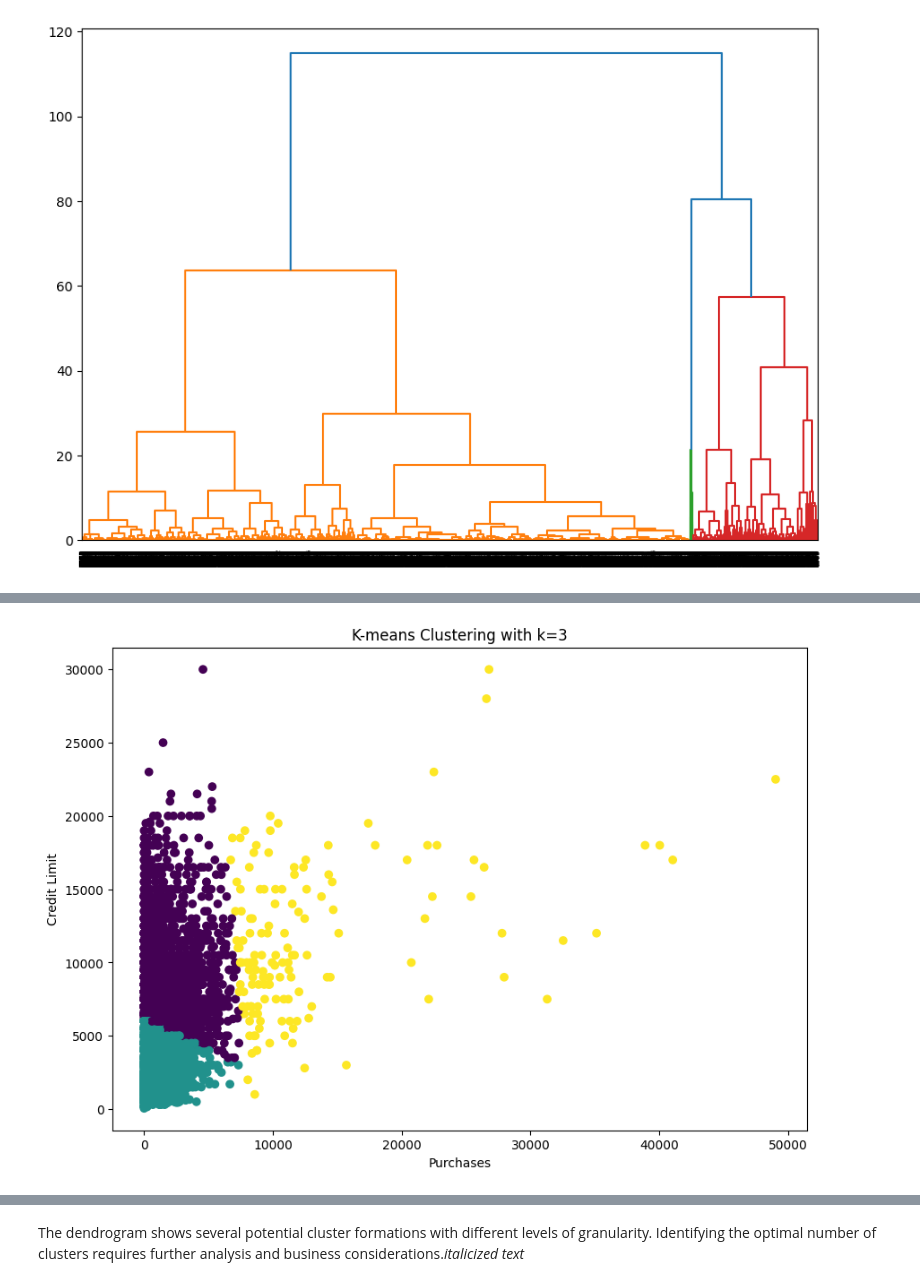
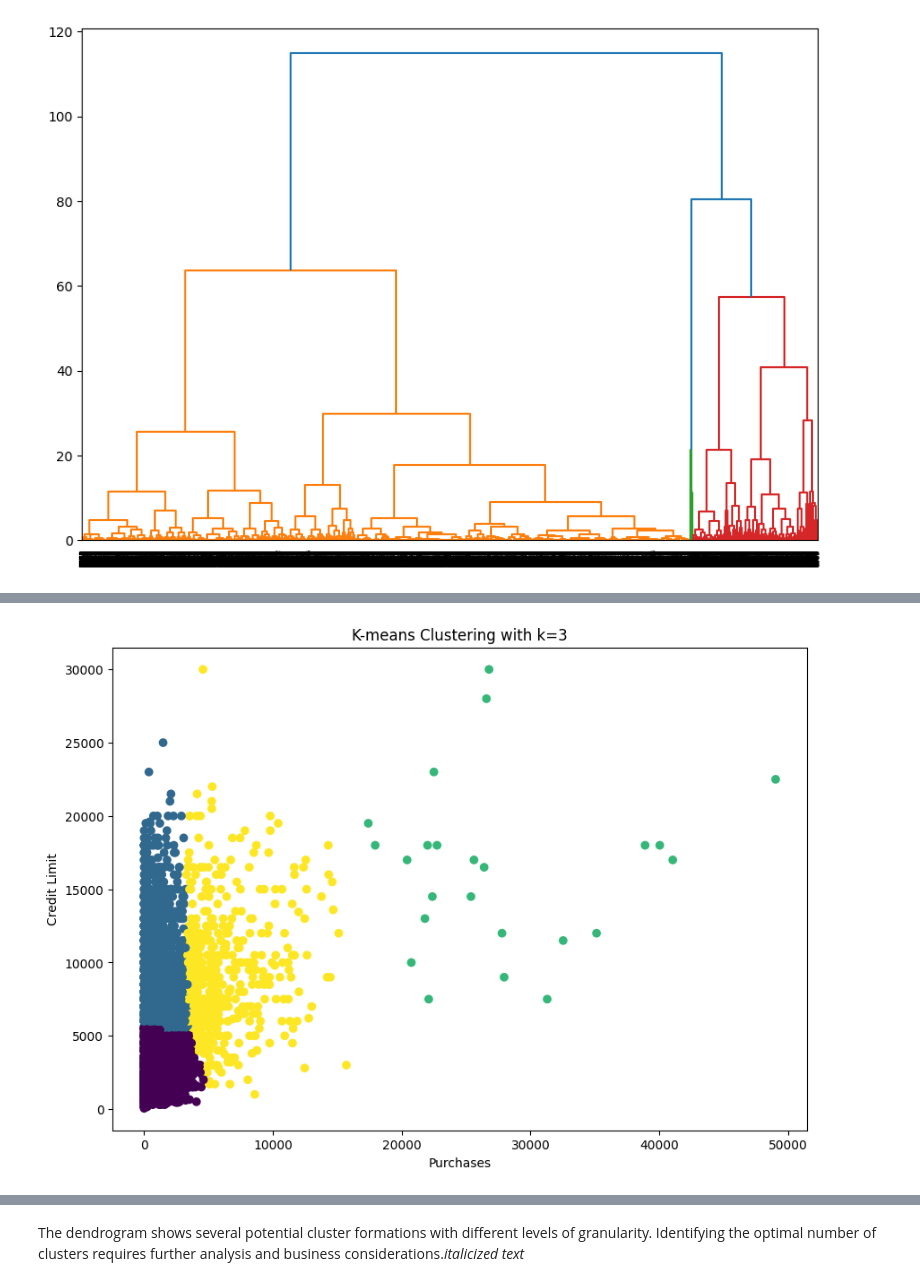
Before and after one commit to Lauraleejack/go-my-code, a Jupyter notebook: Unsupervised_learning.ipynb, the cells around one changed output, grey strips where cells are left out. Cells and saved outputs as stored; diff of their text form; code cells hidden in the pictures.

```diff
--- a/Unsupervised_learning.ipynb
+++ b/Unsupervised_learning.ipynb
@@ -51,20 +51,3 @@ dendrogram(linked, orientation="top")
 plt.show()
 # %% [output]
 [figure]
-# %%
-from sklearn.cluster import KMeans
-
-# Elbow method to find the optimal number of clusters
-k_range = range(1, 10)
-wcss = []
-
-for k in k_range:
-    kmeans = KMeans(n_clusters=k, random_state=0)
-    kmeans.fit(scaled_features)
-    wcss.append(kmeans.inertia_)
-
-plt.figure(figsize=(8, 6))
-plt.plot(k_range, wcss, marker="o")
-plt.xlabel("Number of clusters (k)")
-plt.ylabel("WCSS")
-plt.show()
@@ -72,0 +54,6 @@ plt.show()
+# %%
+from sklearn.cluster import AgglomerativeClustering
+hc=AgglomerativeClustering(n_clusters=5,affinity='euclidean',linkage='ward')
+y_pred=hc.fit_predict(data)
+# %%
+data["h_clusters"] = y_pred
@@ -73,21 +72,22 @@ plt.show()
 # %%
-kmeans = KMeans(n_clusters=3, random_state=0)
+from sklearn.cluster import KMeans
+kmeans = KMeans(n_clusters=4, random_state=0)
 kmeans.fit(scaled_features)
 
 # Add cluster labels to the data
 data["cluster"] = kmeans.labels_
 
 # Visualize the clusters
 plt.figure(figsize=(10, 7))
 plt.scatter(
     data["PURCHASES"], data["CREDIT_LIMIT"], c=data["cluster"], cmap="viridis"
 )
 plt.xlabel("Purchases")
 plt.ylabel("Credit Limit")
 plt.title("K-means Clustering with k=3")
 plt.show()
 # %% [output]
-[figure, old version]
+[figure, new version]
 # %%
 import plotly.express as px
 # %%
```
Also changed, not shown: parts of 2 cells of this notebook.
